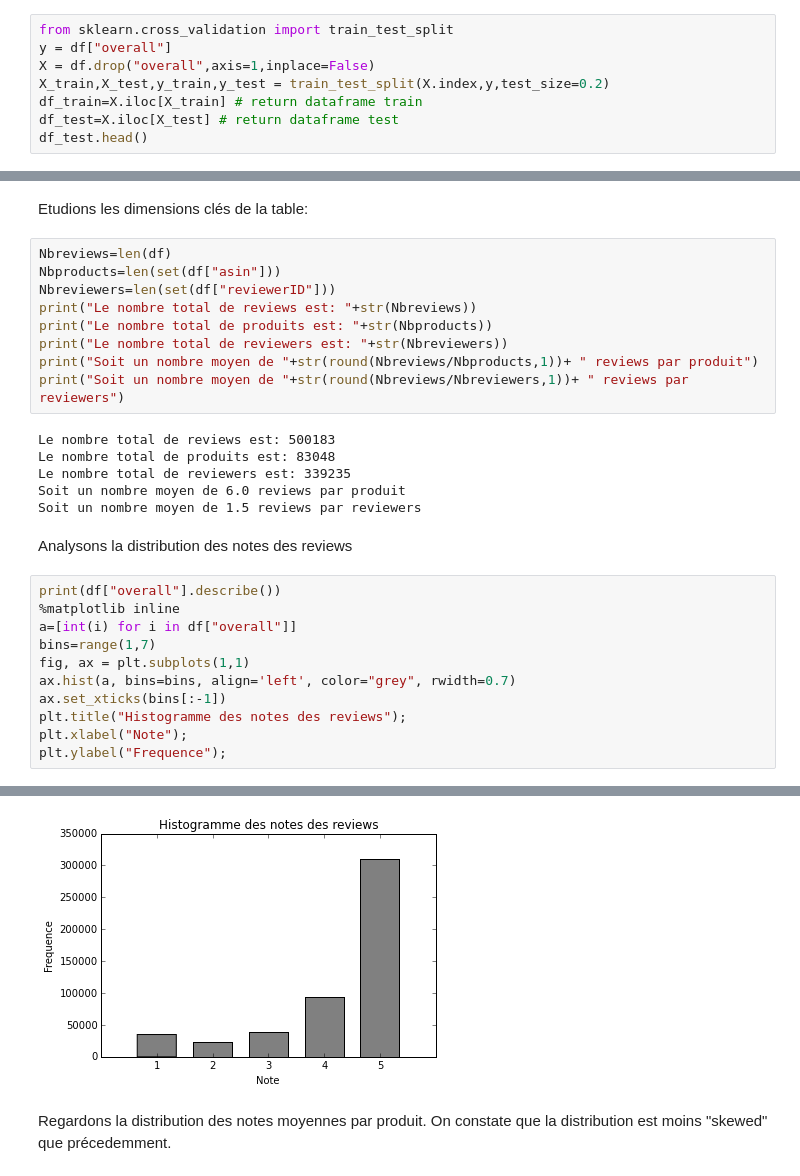
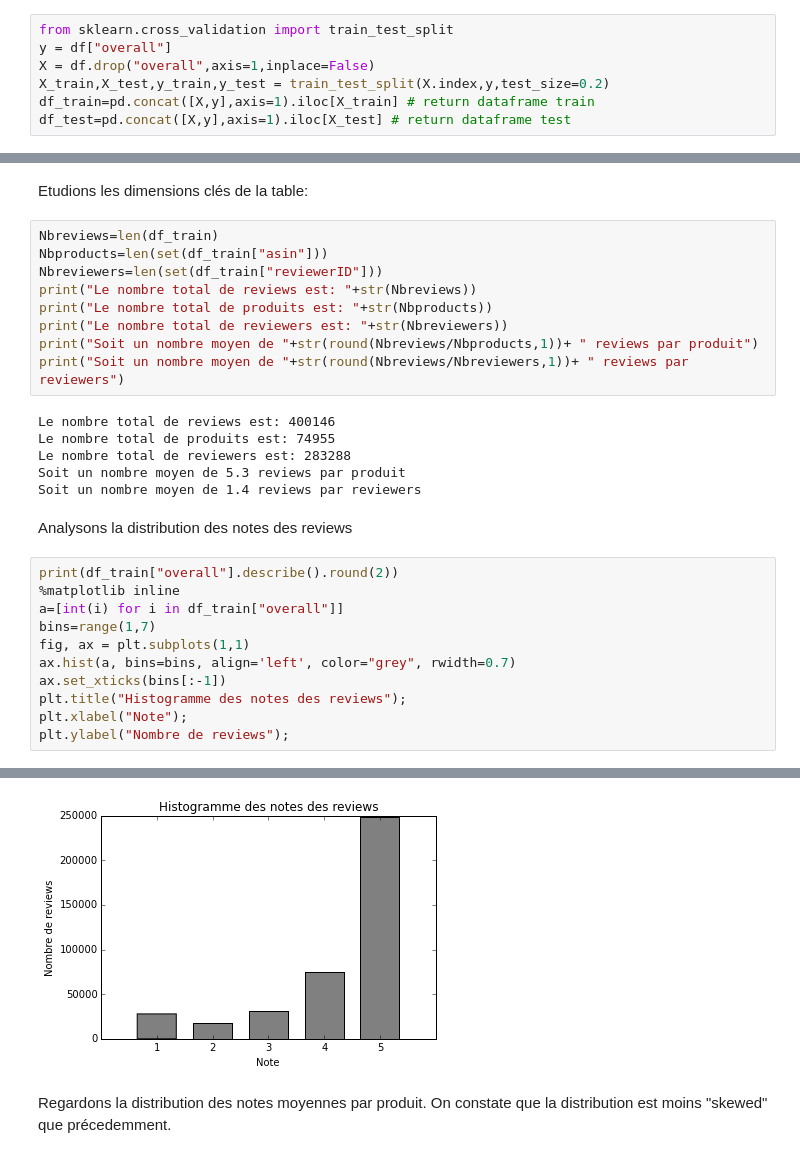
Before and after one commit to alexcombessie/ENSAE_Amazon-Review-Prediction, a Jupyter notebook: Projet Python - Amazon review data.ipynb, the cells around one changed output, grey strips where cells are left out. Saved outputs shown, nothing was run; the diff lists cells and outputs as text.

```diff
--- a/Projet Python - Amazon review data.ipynb
+++ b/Projet Python - Amazon review data.ipynb
@@ -63,6 +63,5 @@ from sklearn.cross_validation import train_test_split
 y = df["overall"]
 X = df.drop("overall",axis=1,inplace=False)
 X_train,X_test,y_train,y_test = train_test_split(X.index,y,test_size=0.2)
-df_train=X.iloc[X_train] # return dataframe train
-df_test=X.iloc[X_test] # return dataframe test
-df_test.head()
+df_train=pd.concat([X,y],axis=1).iloc[X_train] # return dataframe train
+df_test=pd.concat([X,y],axis=1).iloc[X_test] # return dataframe test
@@ -89,31 +81,31 @@ df.head()
 # %% [markdown]
 Etudions les dimensions clés de la table:
 # %%
-Nbreviews=len(df)
-Nbproducts=len(set(df["asin"]))
-Nbreviewers=len(set(df["reviewerID"]))
+Nbreviews=len(df_train)
+Nbproducts=len(set(df_train["asin"]))
+Nbreviewers=len(set(df_train["reviewerID"]))
 print("Le nombre total de reviews est: "+str(Nbreviews))
 print("Le nombre total de produits est: "+str(Nbproducts))
 print("Le nombre total de reviewers est: "+str(Nbreviewers))
 print("Soit un nombre moyen de "+str(round(Nbreviews/Nbproducts,1))+ " reviews par produit")
 print("Soit un nombre moyen de "+str(round(Nbreviews/Nbreviewers,1))+ " reviews par reviewers")
 # %% [output]
-Le nombre total de reviews est: 500183
-Le nombre total de produits est: 83048
-Le nombre total de reviewers est: 339235
-Soit un nombre moyen de 6.0 reviews par produit
-Soit un nombre moyen de 1.5 reviews par reviewers
+Le nombre total de reviews est: 400146
+Le nombre total de produits est: 74955
+Le nombre total de reviewers est: 283288
+Soit un nombre moyen de 5.3 reviews par produit
+Soit un nombre moyen de 1.4 reviews par reviewers
 # %% [markdown]
 Analysons la distribution des notes des reviews
 # %%
-print(df["overall"].describe())
+print(df_train["overall"].describe().round(2))
 %matplotlib inline
-a=[int(i) for i in df["overall"]]
+a=[int(i) for i in df_train["overall"]]
 bins=range(1,7)
 fig, ax = plt.subplots(1,1)
 ax.hist(a, bins=bins, align='left', color="grey", rwidth=0.7)
 ax.set_xticks(bins[:-1])
 plt.title("Histogramme des notes des reviews");
 plt.xlabel("Note");
-plt.ylabel("Frequence");
+plt.ylabel("Nombre de reviews");
 # %% [output]
@@ -128,5 +120,5 @@ max           5.000000
 Name: overall, dtype: float64
-[figure, old version]
+[figure, new version]
 # %% [markdown]
 Regardons la distribution des notes moyennes par produit. On constate que la distribution est moins "skewed" que précedemment.
 # %%
```
Also changed, not shown: parts of 26 cells of this notebook.
